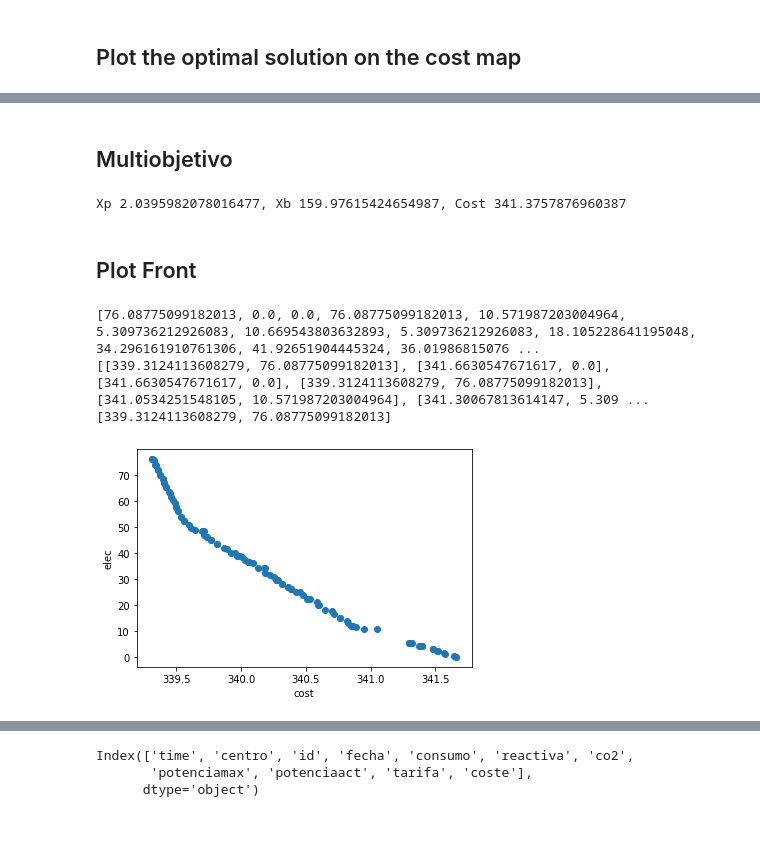
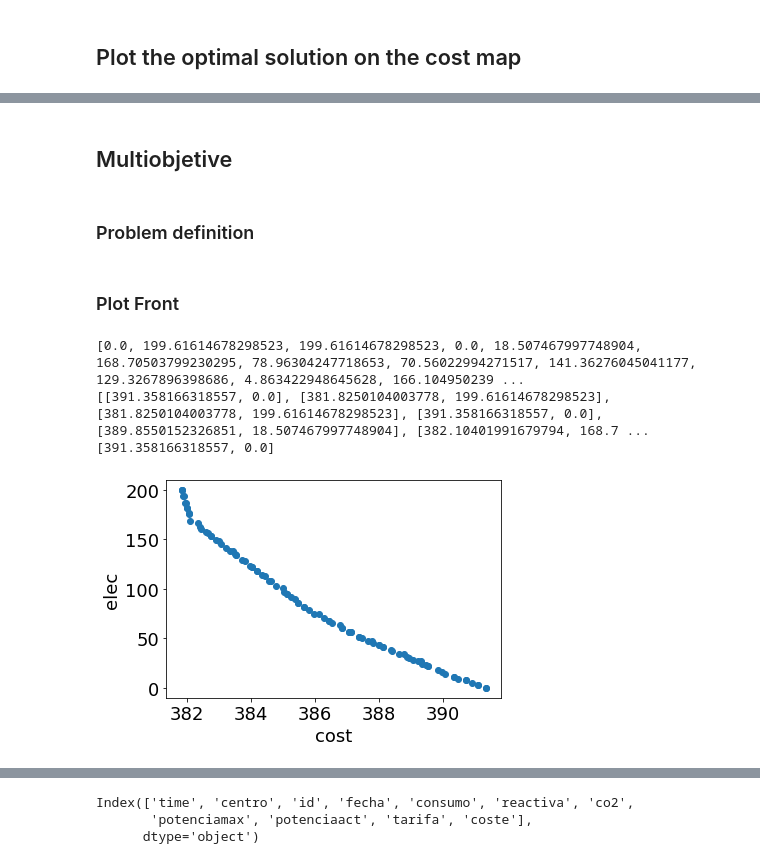
Before and after one commit to albertopastormr/pv-design-optimization, a Jupyter notebook: solar_optimum.ipynb, the cells around one changed output, grey strips where cells are left out. Drawn from its saved outputs; the diff is of its cells as text; code cells hidden in the pictures; blank space fills up the shorter version.

```diff
--- a/solar_optimum.ipynb
+++ b/solar_optimum.ipynb
@@ -178,16 +175,13 @@ NameError: ignored
 Xbv = np.linspace(0,300,50).tolist()
 Xpv = np.linspace(0,4,50).tolist()
 Cb, Vb, Cp, Vp = 0.25,1,170,1 # the good numbers, do not touch
-Cb, Vb, Cp, Vp = 0.45,1,130,1 # the good numbers, do not touch
+#Cb, Vb, Cp, Vp = 0.45,1,130,1 # the good numbers, do not touch
 
 #Cb, Vb, Cp, Vp = 0.01,1,100,1
-
 
 xi_P = Cp/Vp/gt
 eta = Cv/Ce
 print(f'eta {eta}')
-
-
 
 print(f'Cp/Vp/g_T {xi_P}, Ce {Ce} Cv {Cv}')
 print(f'CB/VB/Ce/(1-eta) {Cb/Vb/Ce/(1-eta)}')
@@ -197,7 +191,6 @@ rcost_grid = np.zeros([len(Xbv),len(Xpv)])
 for i,Xb in enumerate(Xbv):
   for j,Xp in enumerate(Xpv):
     qinit = qinit_iso # Xb/2
-    #qinit = qinit_iso*Xb/Xb_iso
     cost_grid[j,i],rcost_grid[j,i] = total_cost(Xp,Xb,irradiance, demand, N, Ce, Cv, qinit, Cb, Vb, Cp, Vp)
 
 plt.figure()
@@ -604,5 +553,7 @@ plt.savefig('xi_xi_cost.pdf', bbox_inches='tight')
 # %% [markdown]
-## Multiobjetivo
+## Multiobjetive
+# %% [markdown]
+### Problem definition
 # %%
 class EnergyBuildingMulti(FloatProblem):
 
@@ -637,9 +588,6 @@ class EnergyBuildingMulti(FloatProblem):
         Xp = solution.variables[0]
         Xb = solution.variables[1]
         f1,f2 = total_cost(Xp,Xb,self.irradiance, self.demand, self.N, self.Ce, self.Cv, self.qinit, self.Cb, self.Vb, self.Cp, self.Vp)
-        #print(f'f1 {f1}, f2 {f2}')
-        #f1 = self.eval_f1(solution) # calculate the 1st objective
-        #f2 = self.eval_f2(solution, f1) # calculate the 2nd objective
         solution.objectives[0] = f1
         solution.objectives[1] = f2
 
@@ -661,54 +609,35 @@ def optimal_panels_battery_multi(Ce,Cv,Cp,Cb,Vp,Vb,demand,irradiance,xp_min):
   )
 
   algorithm.run()
-  solutions = algorithm.get_result()
+  return algorithm.get_result()
 
-  for solution in solutions:
-    #print('Solution:',solution.variables, 'Maximum value:',solution.objectives[0])
-    Xp = solution.variables[0]
-    Xb = solution.variables[1]
-    C =  solution.objectives[0]
-  print(f'Xp {Xp}, Xb {Xb}, Cost {C}')
-  return Xb, Xp, C, algorithm
-
-Xb_opt_multi, Xp_opt_multi, C_opt_multi, algorithm_multi = optimal_panels_battery_multi(Ce,Cv,Cp,Cb,Vp,Vb,demand,irradiance,xp_min=8)
+solutions_multi = optimal_panels_battery_multi(Ce,Cv,Cp,Cb,Vp,Vb,demand,irradiance,xp_min=8)
-# %% [output]
-Xp 2.0395982078016477, Xb 159.97615424654987, Cost 341.3757876960387
-# %%
- for solution in algorithm_multi.get_result():
-    #print(f'solution.')
-    #print('Solution:',solution.variables, 'Maximum value:',solution.objectives)
-    Xp = solution.variables[0]
 # %% [markdown]
-## Plot Front
+### Plot Front
 # %%
 from jmetal.util.solution import get_non_dominated_solutions, print_function_values_to_file, print_variables_to_file
 from jmetal.lab.visualization import Plot, InteractivePlot
 
-front = get_non_dominated_solutions(algorithm_multi.get_result())
-solutions = algorithm_multi.get_result()
-points = list(solution.objectives for solution in solutions)
-sol1 = [solution.objectives[0] for solution in solutions]
 nobj = 2
-solall = [[solution.objectives[i] for solution in solutions] for i in range(nobj)]
-
-
-print(solall[1])
-print(points)
-print(points[0])
+solall = [[solution.objectives[i] for solution in solutions_multi] for i in range(nobj)]
 
 plt.figure()
 plt.scatter(solall[0],solall[1])
 plt.xlabel('cost')
 plt.ylabel('elec')
 
 plot_front = Plot(title='Pareto front approximation', axis_labels=['Cost', 'Electricity from the grid'], reference_front=None)
+front = get_non_dominated_solutions(solutions_multi)
 plot_front.plot(front, label='Building Optimization', filename='multi_real', format='pdf', normalize = False)
+
+label_obj_2 = ['daily cost (€/day)','electricity from the grid (kWh/day) ']
+plot_front_interactive = InteractivePlot( title='Building Energy Optimization', axis_labels=label_obj_2)
+plot_front_interactive.plot(front, filename='building_2_obj', normalize=True)
 # %% [output]
-[76.08775099182013, 0.0, 0.0, 76.08775099182013, 10.571987203004964, 5.309736212926083, 10.669543803632893, 5.309736212926083, 18.105228641195048, 34.296161910761306, 41.92651904445324, 36.01986815076 ...
-[[339.3124113608279, 76.08775099182013], [341.6630547671617, 0.0], [341.6630547671617, 0.0], [339.3124113608279, 76.08775099182013], [341.0534251548105, 10.571987203004964], [341.30067813614147, 5.309 ...
-[339.3124113608279, 76.08775099182013]
+[0.0, 199.61614678298523, 199.61614678298523, 0.0, 18.507467997748904, 168.70503799230295, 78.96304247718653, 70.56022994271517, 141.36276045041177, 129.3267896398686, 4.863422948645628, 166.104950239 ...
+[[391.358166318557, 0.0], [381.8250104003778, 199.61614678298523], [381.8250104003778, 199.61614678298523], [391.358166318557, 0.0], [389.8550152326851, 18.507467997748904], [382.10401991679794, 168.7 ...
+[391.358166318557, 0.0]
-[figure, old version]
+[figure, new version]
 # %%
 plt.figure()
 plt.contourf(Xbv, Xpv, cost_grid, 30, cmap='RdGy')
```
Also changed, not shown: parts of 47 cells of this notebook.
